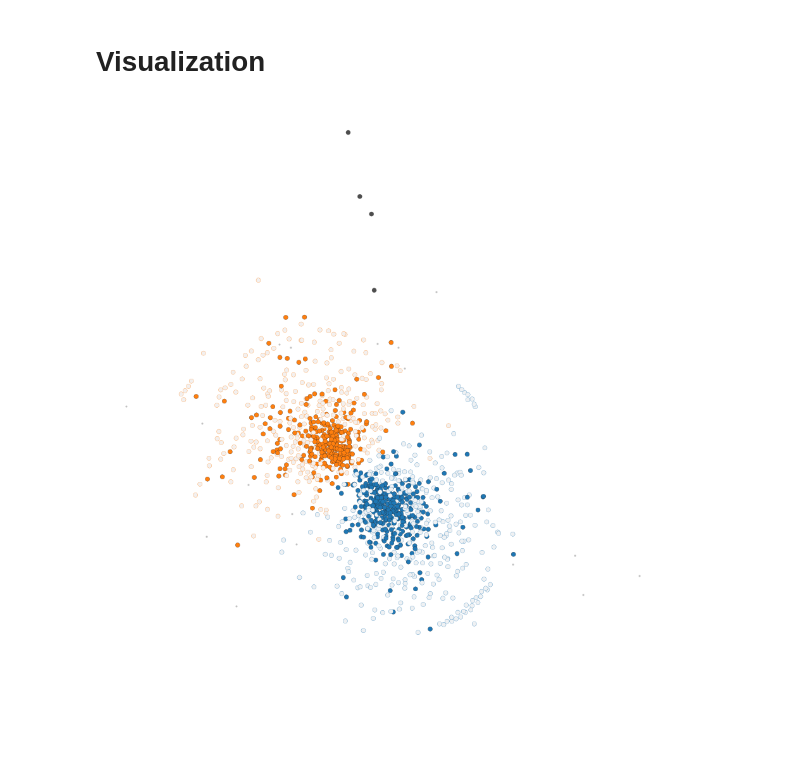
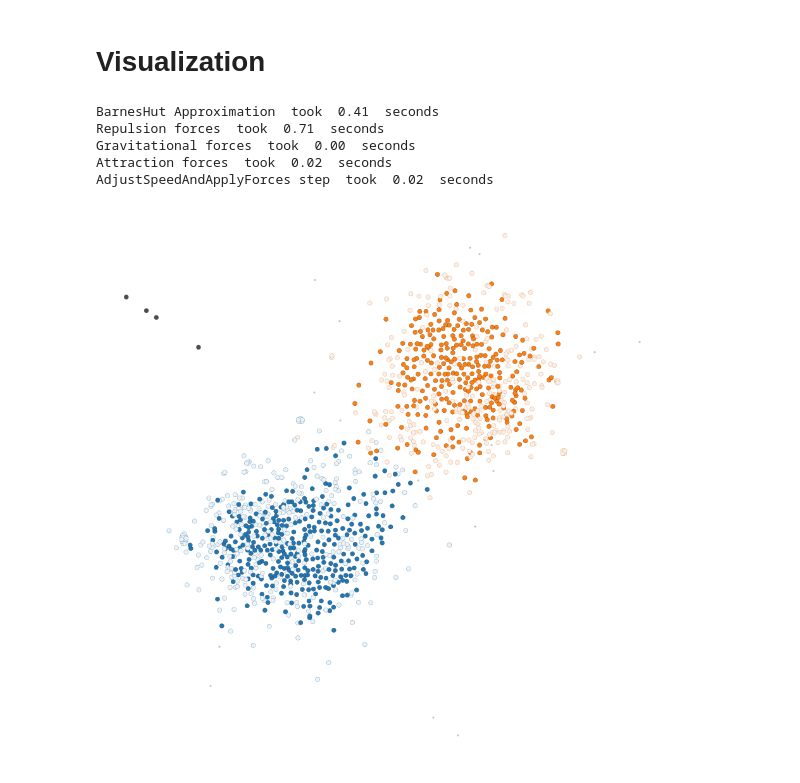
Before and after one commit to skojaku/core-periphery-detection, a Jupyter notebook: notebooks/example3.ipynb, the cells around one changed output. Saved outputs shown, nothing was run; the diff lists cells and outputs as text; code cells hidden in the pictures; blank space fills up the shorter version.

```diff
--- a/notebooks/example3.ipynb
+++ b/notebooks/example3.ipynb
@@ -82,16 +82,22 @@ sig_c, sig_x, significant, p_values = cpnet.qstest(
 # %%
 fig = plt.figure(figsize=(16, 16))
 ax = plt.gca()
 
 draw_nodes_kwd = {"node_size": 50, "linewidths": 0.3}
 ax, pos = cpnet.draw(
     G,
     sig_c,
     sig_x,
     ax,
     max_colored_group_num=2,
     draw_nodes_kwd=draw_nodes_kwd,
     draw_edge=False,
+    layout_kwd = {"verbose":True, "iterations":100}
 )
 # %% [output]
+BarnesHut Approximation  took  0.41  seconds
+Repulsion forces  took  0.71  seconds
+Gravitational forces  took  0.00  seconds
+Attraction forces  took  0.02  seconds
+AdjustSpeedAndApplyForces step  took  0.02  seconds
-[figure, old version]
+[figure, new version]
```
Also changed, not shown: 1 other file.
